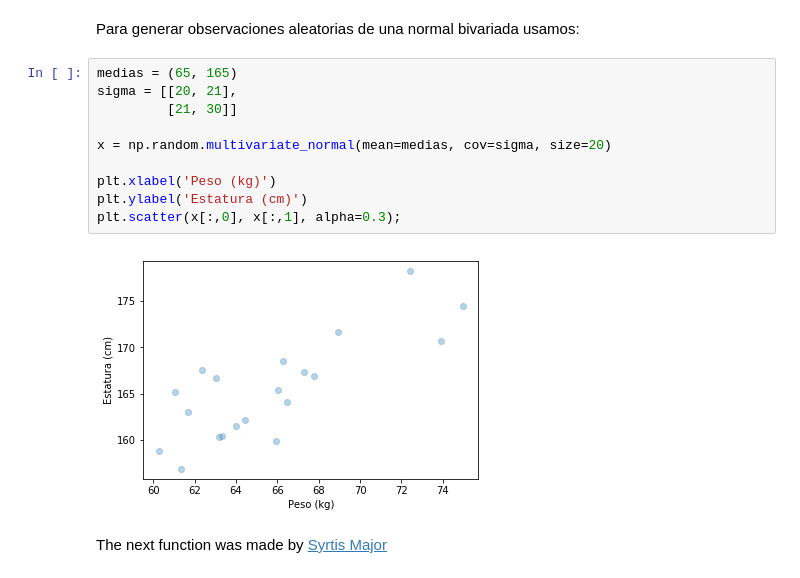
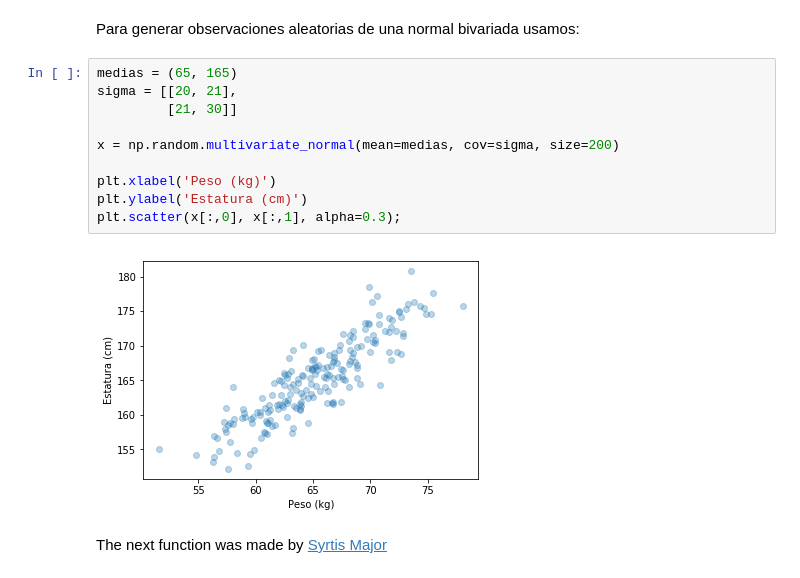
Before and after one commit to fhernanb/Python-para-estadistica, a Jupyter notebook: 04 Análisis multivariado/Contornos para N2.ipynb, the cells around one changed output. Drawn from its saved outputs; the diff is of its cells as text.

```diff
--- a/04 Análisis multivariado/Contornos para N2.ipynb
+++ b/04 Análisis multivariado/Contornos para N2.ipynb
@@ -11,15 +11,15 @@ Para generar observaciones aleatorias de una normal bivariada usamos:
 # %%
 medias = (65, 165)
 sigma = [[20, 21],
          [21, 30]]
 
-x = np.random.multivariate_normal(mean=medias, cov=sigma, size=20)
+x = np.random.multivariate_normal(mean=medias, cov=sigma, size=200)
 
 plt.xlabel('Peso (kg)')
 plt.ylabel('Estatura (cm)')
 plt.scatter(x[:,0], x[:,1], alpha=0.3);
 # %% [output]
-[figure, old version]
+[figure, new version]
 # %% [markdown]
 The next function was made by [Syrtis Major](https://stackoverflow.com/users/2144720/syrtis-major)
 # %%
```
Also changed, not shown: parts of 2 cells of this notebook, 1 other file.
